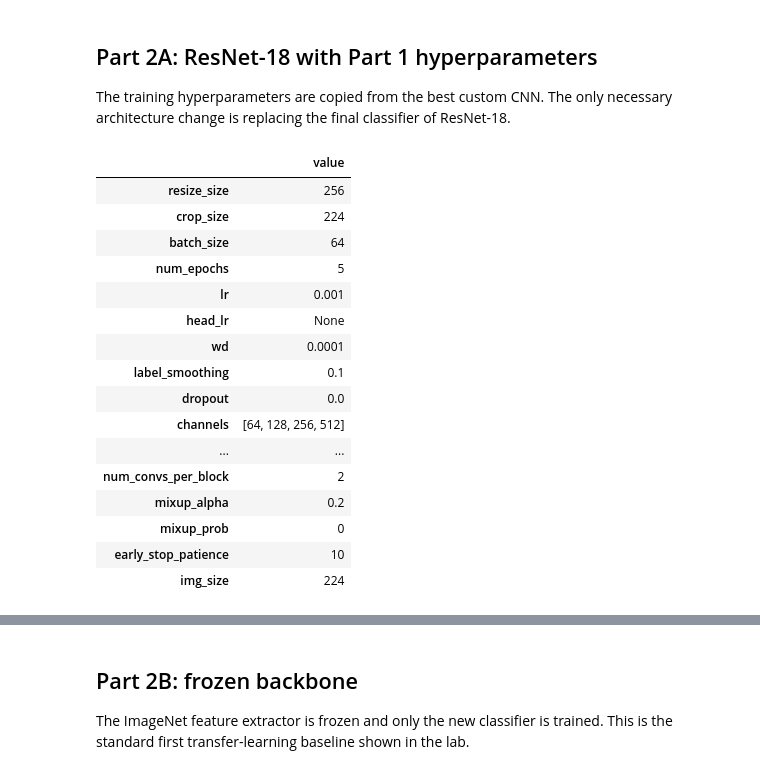
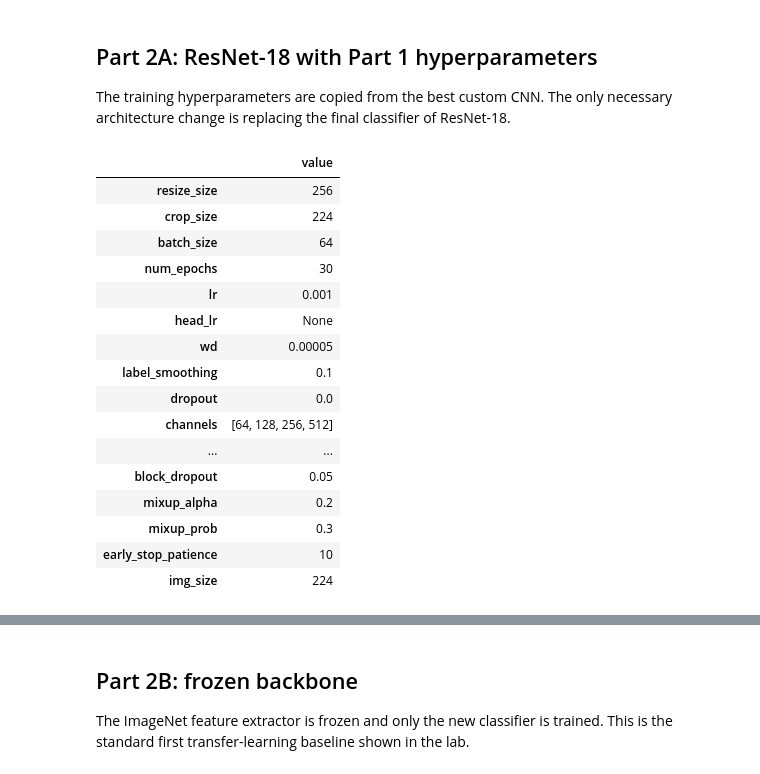
Before and after one commit to mohamadch91/UNIBO_IPCV_Image_classification, a Jupyter notebook: assignment_module_two.ipynb, the cells around one changed output, grey strips where cells are left out. Drawn from its saved outputs; the diff is of its cells as text; code cells hidden in the pictures.

```diff
--- a/assignment_module_two.ipynb
+++ b/assignment_module_two.ipynb
@@ -950,29 +908,29 @@ def get_resnet18_model(num_classes: int, cfg: Dict[str, Any]) -> nn.Module:
 
 The training hyperparameters are copied from the best custom CNN. The only necessary architecture change is replacing the final classifier of ResNet-18.
 # %%
-cfg_resnet_same = copy.deepcopy(cfg_part1_best)
+cfg_resnet_same = copy.deepcopy(cfg_part1)
 cfg_resnet_same["run_name"] = "part2a_resnet18_same_hyperparameters"
 cfg_resnet_same["dropout"] = 0.0
 cfg_resnet_same["freeze_backbone"] = False
 cfg_resnet_same["head_lr"] = None
 
 pd.DataFrame.from_dict(cfg_resnet_same, orient="index", columns=["value"])
 # %% [output]
 |  | value |
 | resize_size | 256 |
 | crop_size | 224 |
 | batch_size | 64 |
-| num_epochs | 5 |
+| num_epochs | 30 |
 | lr | 0.001 |
 | head_lr | None |
-| wd | 0.0001 |
+| wd | 0.00005 |
 | label_smoothing | 0.1 |
 | dropout | 0.0 |
 | channels | [64, 128, 256, 512] |
 | ... | ... |
-| num_convs_per_block | 2 |
+| block_dropout | 0.05 |
 | mixup_alpha | 0.2 |
-| mixup_prob | 0 |
+| mixup_prob | 0.3 |
 | early_stop_patience | 10 |
 | img_size | 224 |
 # %%
```
Also changed, not shown: parts of 13 cells of this notebook, 1 other file.
